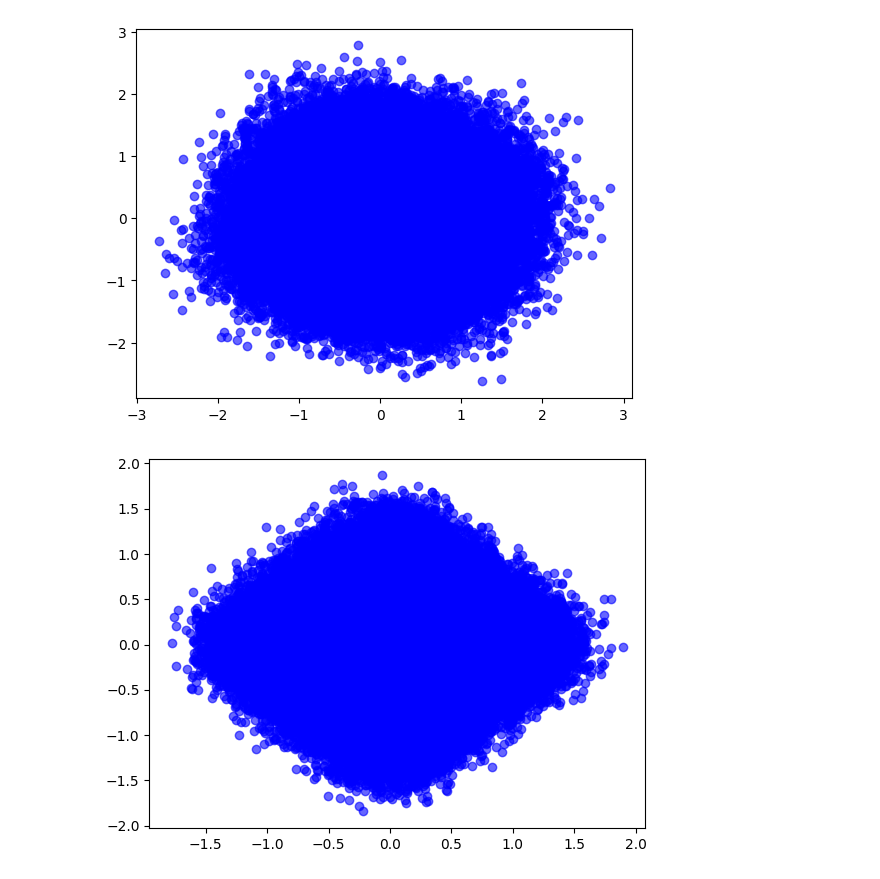
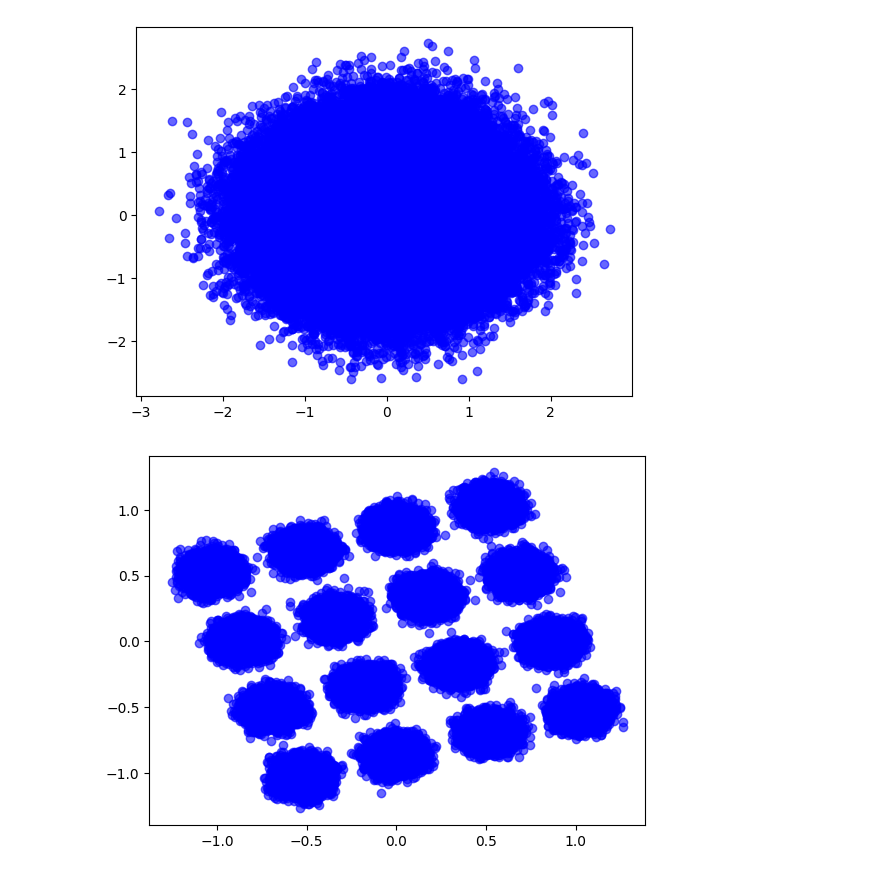
Before and after one commit to Denviser/RL-Project, a Jupyter notebook: DSP/cma_ucb.ipynb, the cells around one changed output. Saved outputs shown, nothing was run; the diff lists cells and outputs as text; code cells hidden in the pictures.

```diff
--- a/DSP/cma_ucb.ipynb
+++ b/DSP/cma_ucb.ipynb
@@ -9,7 +14,10 @@ N_symbols = 100000
 E_in = cma_utils.gen_I_Q_16_qam(N_symbols)
 
 # check parameters with deepa ma'am
-num_taps = 3
+num_taps = 51
+
+freq_offset = 2e3
+fs = 2e9
 
 E_after_pmd = cma_utils.apply_pmd(
 E_in=E_in,
@@ -21,11 +29,19 @@ Rs=32e9, # 32 gbaud
 SpS=4 # samples per symbol
 )
 
+E_cfo = cma_utils.apply_cfo_both_polarisations(E_after_pmd, freq_offset, fs)
+
+E_cfo = E_after_pmd
+
+E_noisy = cma_utils.apply_awgn(E_cfo)
+
 print("Input shape:", E_in.shape)
 print(E_in)
 print("Output shape:", E_after_pmd.shape)
 print(E_after_pmd)
 cma_utils.plot_constellation(E_in)
 cma_utils.plot_constellation(E_after_pmd)
+cma_utils.plot_constellation(E_cfo)
+cma_utils.plot_constellation(E_noisy)
 # %% [output]
 tau_Ts 0.48540069734050556
@@ -52,6 +73,7 @@ Output shape: (100000, 2)
 # %%
 # avg_cost, last_symbol_error, pxx, pxy, pyx, pyy = cma_utils.cma_lbfgs(E_after_pmd, num_taps)
 # run this cell for cma, mcma, or vmcma:
-E_out, stats = cma_utils.mcma_python(E_after_pmd, num_taps,mu_CMA=0.5e-4)
-pxx, pxy, pyx, pyy, cma_error, conv_symbol = stats['pxx'], stats['pyx'], stats['pyx'], stats['pyy'], stats['cma_error'], stats['convergence_symbol']
+E_out, stats = cma_utils.mcma_python_adam(E_noisy, num_taps,mu_CMA=0.5e-4)
+pxx, pxy, pyx, pyy, cma_error = stats['pxx'], stats['pyx'], stats['pyx'], stats['pyy'], stats['cma_error']
+symbols_with_cfo_correction=cma_utils.cfo_correction_both_pol(E_out, fs)
 # %%
@@ -198,4 +197,4 @@ plt.show()
 # %%
-cma_utils.plot_constellation(E_after_pmd)
-cma_utils.plot_constellation(E_out)
+cma_utils.plot_constellation(E_noisy)
+cma_utils.plot_constellation(symbols_with_cfo_correction)
 # %% [output]
@@ -203,2 +202,2 @@ cma_utils.plot_constellation(E_out)
-[figure, old version]
+[figure, new version]
-[figure, old version]
+[figure, new version]
```
Also changed, not shown: parts of 10 cells of this notebook, 5 other files.
